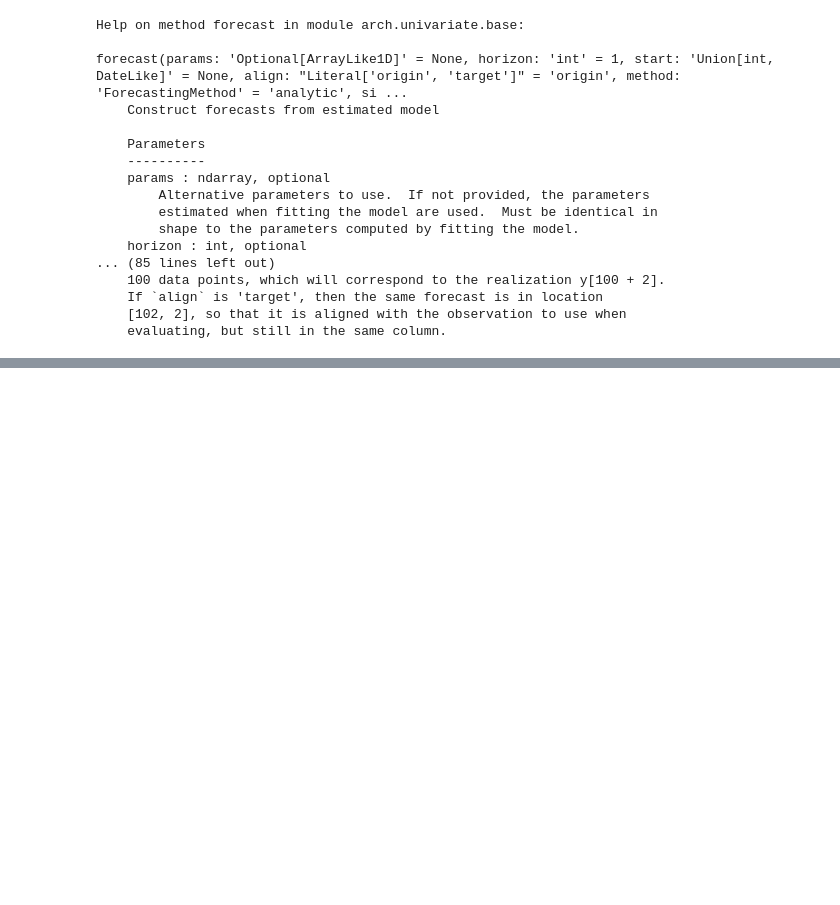
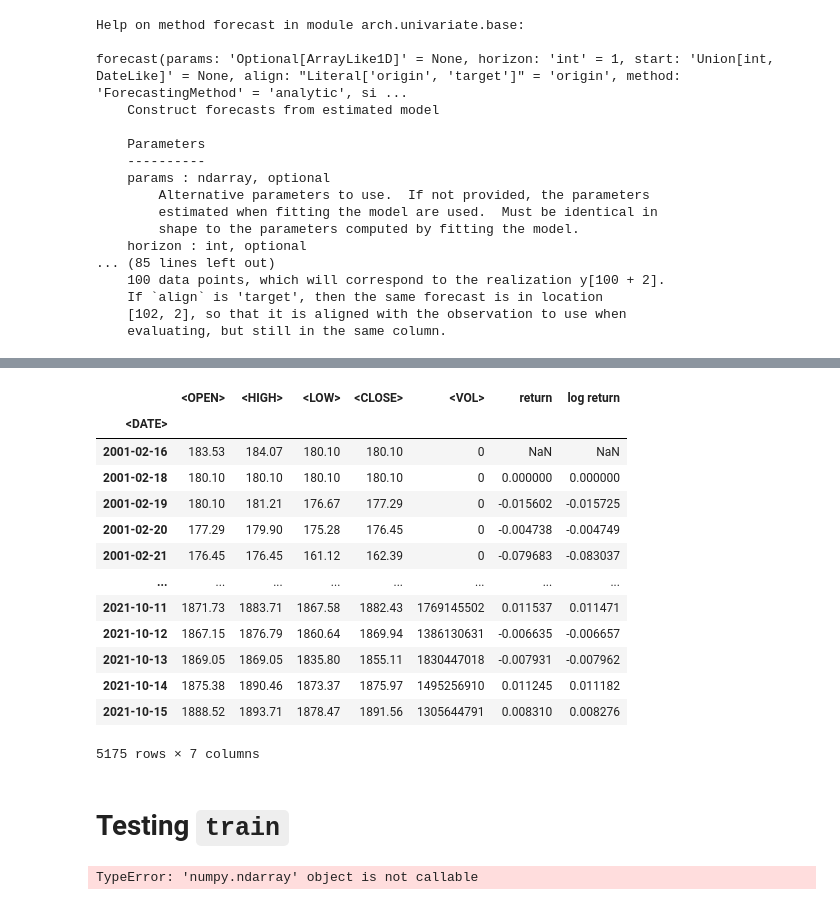
Before and after one commit to Northern125/fuzzy-volatility-modeling, a Jupyter notebook: analysis.ipynb, the cells around one changed output, grey strips where cells are left out. Cells and saved outputs as stored; diff of their text form; code cells hidden in the pictures; blank space fills up the shorter version.

Commit message:
[Feature] Created an auxiliary function for calculating log returns; added RTSI daily values csv; deleted unused variable in train function

```diff
--- a/analysis.ipynb
+++ b/analysis.ipynb
@@ -247,0 +260,31 @@ plt.show()
+# %%
+rtsi['<DATE>'] = pd.to_datetime(rtsi['<DATE>'], format='%Y%m%d')
+# %%
+rtsi.set_index('<DATE>', inplace=True)
+# %%
+rtsi['return'] = rtsi['<CLOSE>'].pct_change(1)
+# %%
+rtsi['log return'] = calc_log_returns(rtsi['<CLOSE>'])  # rtsi['<CLOSE>'].rolling(2).apply(lambda values: np.log(values[1] / values[0])).copy()
+# %%
+rtsi
+# %% [output]
+|  | <OPEN> | <HIGH> | <LOW> | <CLOSE> | <VOL> | return | log return |
+| <DATE> |  |  |  |  |  |  |  |
+| 2001-02-16 | 183.53 | 184.07 | 180.10 | 180.10 | 0 | NaN | NaN |
+| 2001-02-18 | 180.10 | 180.10 | 180.10 | 180.10 | 0 | 0.000000 | 0.000000 |
+| 2001-02-19 | 180.10 | 181.21 | 176.67 | 177.29 | 0 | -0.015602 | -0.015725 |
+| 2001-02-20 | 177.29 | 179.90 | 175.28 | 176.45 | 0 | -0.004738 | -0.004749 |
+| 2001-02-21 | 176.45 | 176.45 | 161.12 | 162.39 | 0 | -0.079683 | -0.083037 |
+| ... | ... | ... | ... | ... | ... | ... | ... |
+| 2021-10-11 | 1871.73 | 1883.71 | 1867.58 | 1882.43 | 1769145502 | 0.011537 | 0.011471 |
+| 2021-10-12 | 1867.15 | 1876.79 | 1860.64 | 1869.94 | 1386130631 | -0.006635 | -0.006657 |
+| 2021-10-13 | 1869.05 | 1869.05 | 1835.80 | 1855.11 | 1830447018 | -0.007931 | -0.007962 |
+| 2021-10-14 | 1875.38 | 1890.46 | 1873.37 | 1875.97 | 1495256910 | 0.011245 | 0.011182 |
+| 2021-10-15 | 1888.52 | 1893.71 | 1878.47 | 1891.56 | 1305644791 | 0.008310 | 0.008276 |
+5175 rows × 7 columns
+# %% [markdown]
+# Testing `train`
+# %%
+train()
+# %% [output]
+TypeError: 'numpy.ndarray' object is not callable
```
Also changed, not shown: parts of 38 cells of this notebook, 4 other files.
